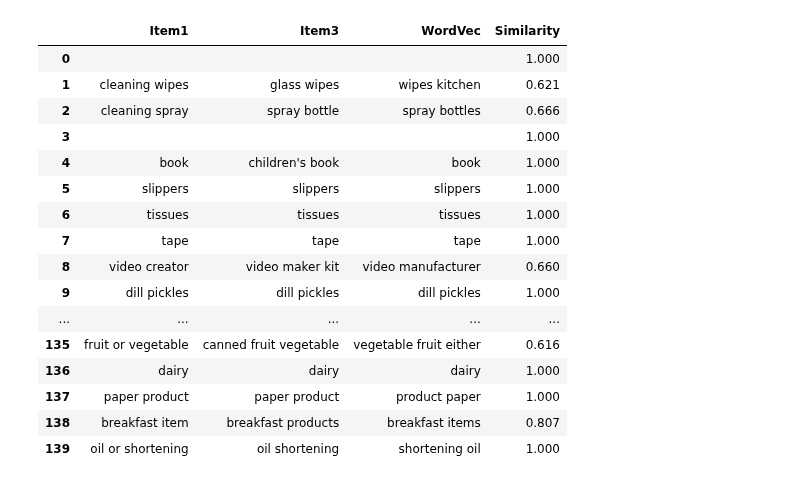
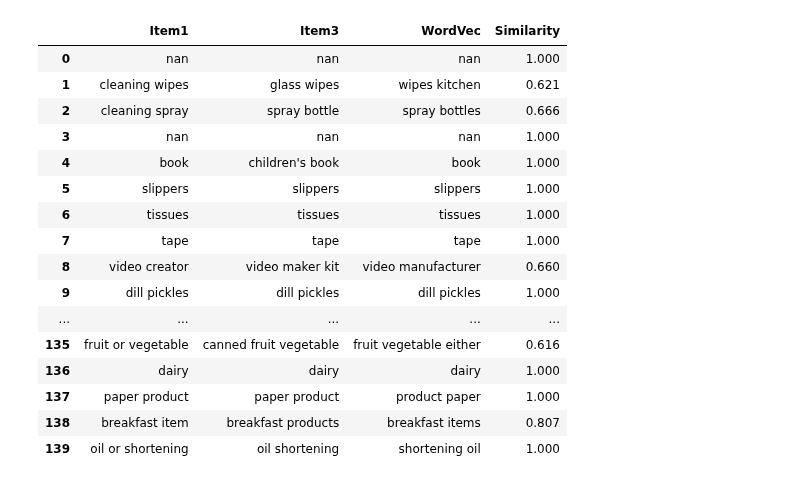
Before and after one commit to jjailer/grocery-receipt-data-cleaning, a Jupyter notebook: Scripts/merge.ipynb, the cells around one changed output. Cells and saved outputs as stored; diff of their text form; code cells hidden in the pictures.

Commit message:
relocated preprocessing from merge to clean

```diff
--- a/Scripts/merge.ipynb
+++ b/Scripts/merge.ipynb
@@ -24,7 +24,7 @@ df_sizes = [df.shape[0] for df in df_all]
 int_columns = ['ID', 'Session', 'Receipt', 'Quantity', 'Basket']
 string_columns = ['Item', 'ItemMore', 'Category', 'Comment']
 for df in df_all:
-    df.loc[:, int_columns] = df[int_columns].astype(int)
+    df.loc[:, int_columns] = df[int_columns].astype('int16')
     df.loc[:, string_columns] = df[string_columns].astype(str)
     df.loc[:, 'Date'] = pd.to_datetime(df.Date, errors='coerce').dt.date
 
@@ -139,26 +124,23 @@ def align(df1, df2):
 # %%
 ### Align Data Sets by hand
 # ID 137 and 114 have low variation
 df1 = df_shared[0].loc[df_shared[0].ID == 137, 'Item'].copy().reset_index(drop=True)
-df1 = preprocess(df1)
 df2 = df_shared[1].loc[df_shared[1].ID == 137, 'Item'].copy().reset_index(drop=True)
-df2 = preprocess(df2)
 df3 = df_shared[2].loc[df_shared[2].ID == 137, 'Item'].copy().reset_index(drop=True)
-df3 = preprocess(df3)
 
 # align by inspecting for proof of concept
 df3_aligned = df3.drop([102]).reset_index(drop=True)
 df_hand_aligned = pd.concat([df1, df3_aligned], axis=1)
 df_hand_aligned.columns = ['Item1', 'Item3']
 
 df_hand_aligned = df_hand_aligned.apply(compare, axis=1)
 display(df_hand_aligned)
 # %% [output]
 |  | Item1 | Item3 | WordVec | Similarity |
-| 0 |  |  |  | 1.000 |
+| 0 | nan | nan | nan | 1.000 |
 | 1 | cleaning wipes | glass wipes | wipes kitchen | 0.621 |
 | 2 | cleaning spray | spray bottle | spray bottles | 0.666 |
-| 3 |  |  |  | 1.000 |
+| 3 | nan | nan | nan | 1.000 |
 | 4 | book | children's book | book | 1.000 |
 | 5 | slippers | slippers | slippers | 1.000 |
 | 6 | tissues | tissues | tissues | 1.000 |
@@ -166,7 +148,7 @@ display(df_hand_aligned)
 | 8 | video creator | video maker kit | video manufacturer | 0.660 |
 | 9 | dill pickles | dill pickles | dill pickles | 1.000 |
 | ... | ... | ... | ... | ... |
-| 135 | fruit or vegetable | canned fruit vegetable | vegetable fruit either | 0.616 |
+| 135 | fruit or vegetable | canned fruit vegetable | fruit vegetable either | 0.616 |
 | 136 | dairy | dairy | dairy | 1.000 |
 | 137 | paper product | paper product | product paper | 1.000 |
 | 138 | breakfast item | breakfast products | breakfast items | 0.807 |
```
Also changed, not shown: parts of 6 cells of this notebook, 1 other file.
